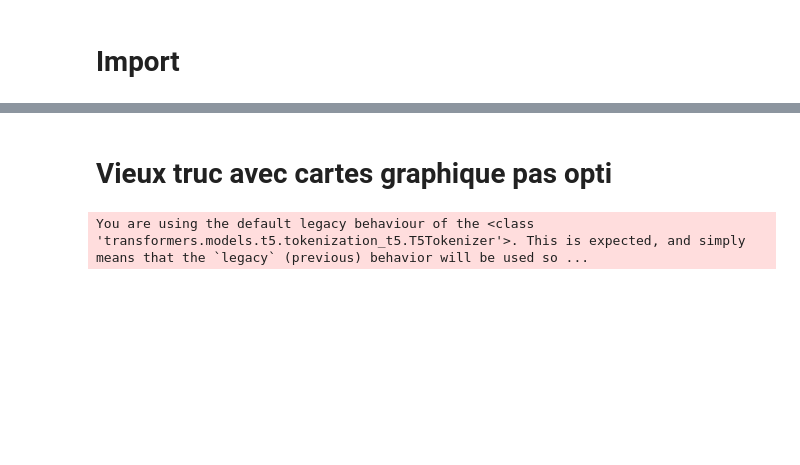
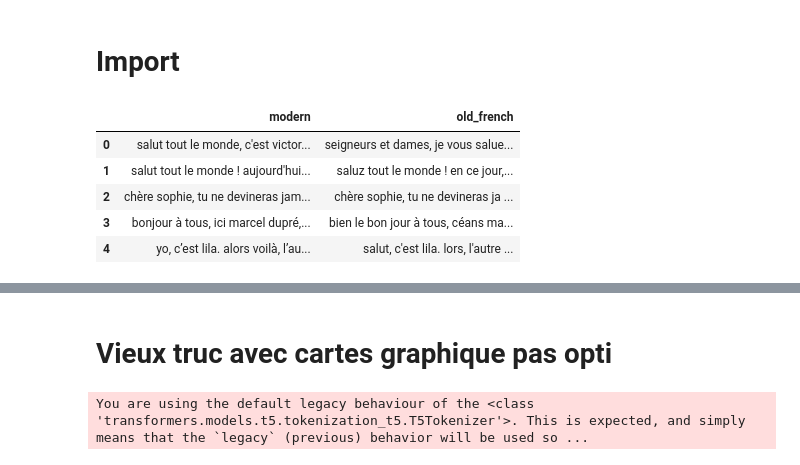
Before and after one commit to istaion/EULA-vaaag-, a Jupyter notebook: notebooks/Vic/first_model.ipynb, the cells around one changed output, grey strips where cells are left out. Drawn from its saved outputs; the diff is of its cells as text; code cells hidden in the pictures; blank space fills up the shorter version.

```diff
--- a/notebooks/Vic/first_model.ipynb
+++ b/notebooks/Vic/first_model.ipynb
@@ -2,0 +10,11 @@
+# %%
+# df1["modern"] = df1["modern"]
+# df1["old_french"] = df1["old_french"]
+df1.head()
+# %% [output]
+|  | modern | old_french |
+| 0 | salut tout le monde, c'est victor... | seigneurs et dames, je vous salue... |
+| 1 | salut tout le monde ! aujourd'hui... | saluz tout le monde ! en ce jour,... |
+| 2 | chère sophie, tu ne devineras jam... | chère sophie, tu ne devineras ja ... |
+| 3 | bonjour à tous, ici marcel dupré,... | bien le bon jour à tous, céans ma... |
+| 4 | yo, c’est lila. alors voilà, l’au... | salut, c'est lila. lors, l'autre ... |
```
Also changed, not shown: parts of 16 cells of this notebook, 12 other files.
